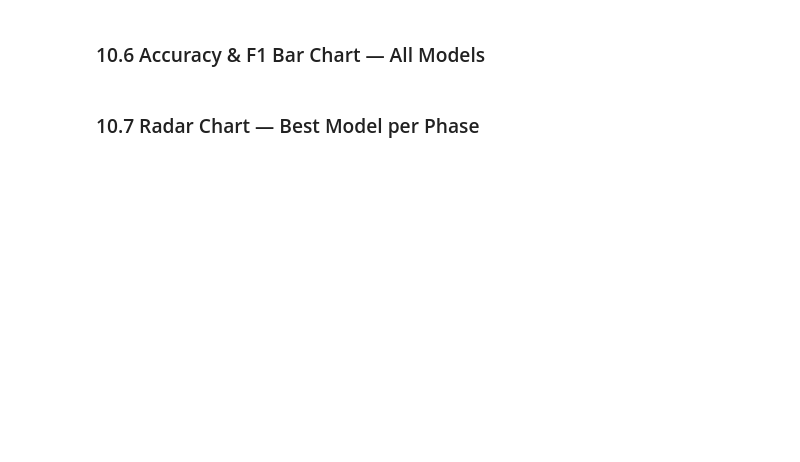
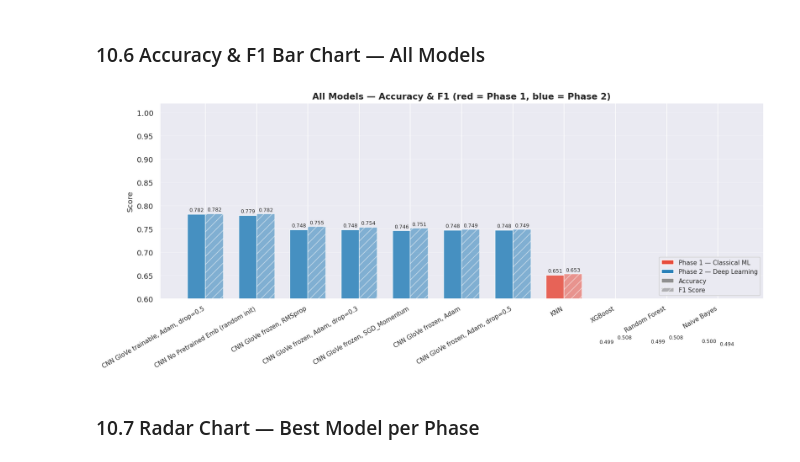
Before and after one commit to EmanEmadFarghaly/Sentiment-Fake-News-Analysis, a Jupyter notebook: sentiment.ipynb, the cells around one changed output. Saved outputs shown, nothing was run; the diff lists cells and outputs as text; code cells hidden in the pictures; blank space fills up the shorter version.

```diff
--- a/sentiment.ipynb
+++ b/sentiment.ipynb
@@ -2077,7 +2543,7 @@ for name, d in all_models.items():
     rows.append({
         'Model':     name,
         'Phase':     d['phase'],
-        'Accuracy':  round(accuracy_score(yt, yp), 4),
+        'Accuracy':  round(accuracy_scorCe(yt, yp), 4),
         'Precision': round(precision_score(yt, yp, zero_division=0), 4),
         'Recall':    round(recall_score(yt, yp, zero_division=0), 4),
         'F1':        round(f1_score(yt, yp, zero_division=0), 4),
@@ -2157,7 +2659,7 @@ plt.show()
 # %%
 fig, ax = plt.subplots(figsize=(14, 6))
 
-labels  = metrics_df.index.tolist()
+labels  = C.index.tolist()
 accs    = metrics_df['Accuracy'].values
 f1s     = metrics_df['F1'].values
 phases  = metrics_df['Phase'].values
@@ -2169,33 +2671,35 @@ width = 0.35
 bar_colors = ['#e74c3c' if p == 1 else '#2980b9' for p in phases]
 
 bars_acc = ax.bar(x - width/2, accs, width, color=bar_colors, alpha=0.85, label='Accuracy')
 bars_f1  = ax.bar(x + width/2, f1s,  width, color=bar_colors, alpha=0.55, label='F1 Score', hatch='//')
 
 # Annotate bars
 for bar in bars_acc:
     ax.text(bar.get_x() + bar.get_width()/2, bar.get_height() + 0.003,
             f'{bar.get_height():.3f}', ha='center', va='bottom', fontsize=7.5)
 for bar in bars_f1:
     ax.text(bar.get_x() + bar.get_width()/2, bar.get_height() + 0.003,
             f'{bar.get_height():.3f}', ha='center', va='bottom', fontsize=7.5)
 
 ax.set_xticks(x)
 ax.set_xticklabels(labels, rotation=30, ha='right', fontsize=9)
 ax.set_ylim(0.6, 1.02)
 ax.set_ylabel('Score')
 ax.set_title('All Models — Accuracy & F1 (red = Phase 1, blue = Phase 2)', fontweight='bold')
 
 from matplotlib.patches import Patch
 legend_elements = [
     Patch(facecolor='#e74c3c', label='Phase 1 — Classical ML'),
     Patch(facecolor='#2980b9', label='Phase 2 — Deep Learning'),
     Patch(facecolor='grey', alpha=0.85, label='Accuracy'),
     Patch(facecolor='grey', alpha=0.55, hatch='//', label='F1 Score'),
 ]
 ax.legend(handles=legend_elements, loc='lower right', fontsize=9)
 ax.grid(axis='y', alpha=0.4)
 plt.tight_layout()
 plt.show()
+# %% [output]
+[figure, added]
 # %% [markdown]
 ### 10.7  Radar Chart — Best Model per Phase
 # %%
```
Also changed, not shown: parts of 87 cells of this notebook.
